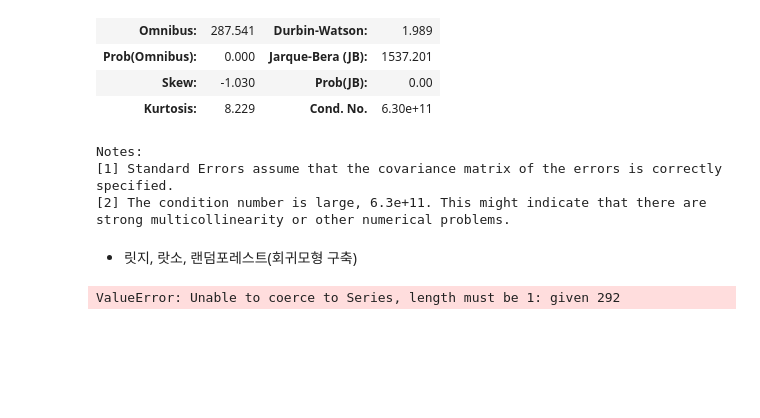
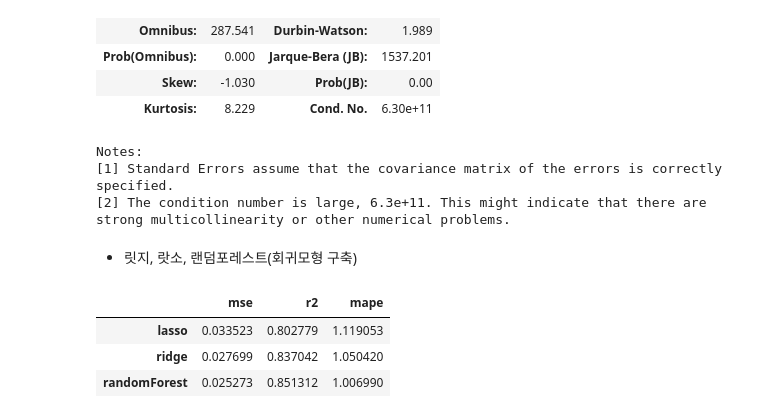
Before and after one commit to teng-ny/ADPStudy, a Jupyter notebook: ADP시험복기/kaggle_17회/(17회) 1-1. 다중회귀, 머신러닝(반복).ipynb, the cells around one changed output. Cells and saved outputs as stored; diff of their text form; code cells hidden in the pictures; blank space fills up the shorter version.

```diff
--- a/ADP시험복기/kaggle_17회/(17회) 1-1. 다중회귀, 머신러닝(반복).ipynb
+++ b/ADP시험복기/kaggle_17회/(17회) 1-1. 다중회귀, 머신러닝(반복).ipynb
@@ -249,5 +228,13 @@ def modelpipe(model):
     return metrics
 # %%
 ls_result=modelpipe(ls)
+rd_result=modelpipe(rd)
+rf_result=modelpipe(rf)
+
+result=pd.DataFrame([ls_result, rd_result, rf_result], columns=['mse', 'r2', 'mape'], index=['lasso', 'ridge', 'randomForest'])
+result
 # %% [output]
-ValueError: Unable to coerce to Series, length must be 1: given 292
+|  | mse | r2 | mape |
+| lasso | 0.033523 | 0.802779 | 1.119053 |
+| ridge | 0.027699 | 0.837042 | 1.050420 |
+| randomForest | 0.025273 | 0.851312 | 1.006990 |
```
Also changed, not shown: parts of 3 cells of this notebook.
